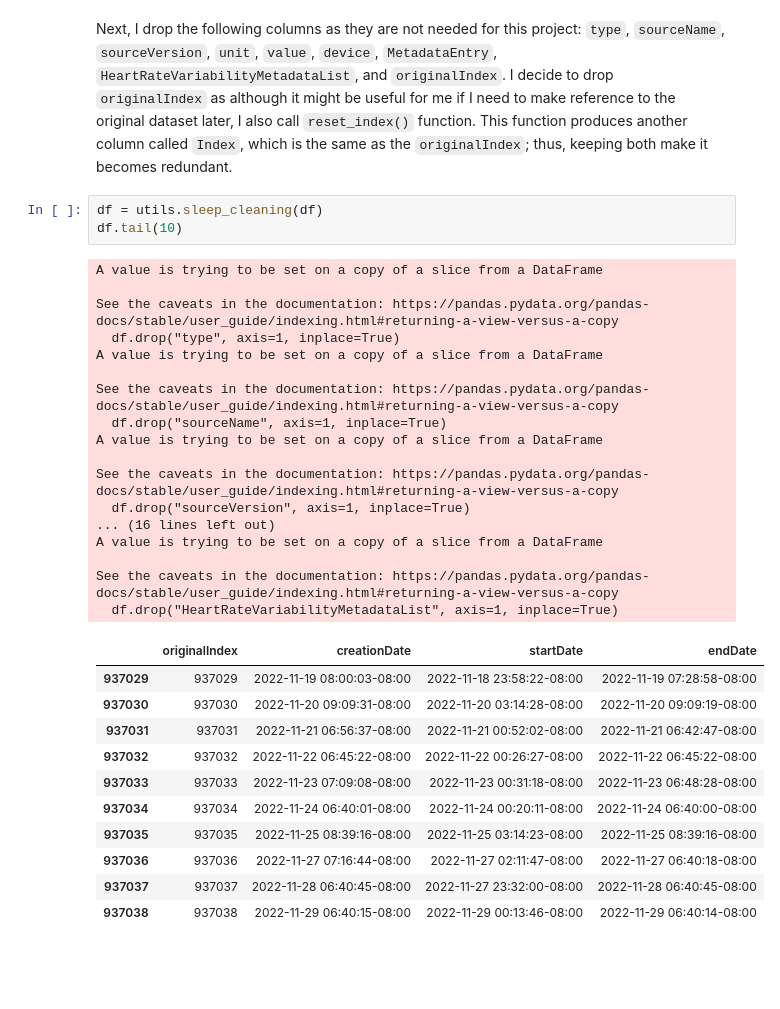
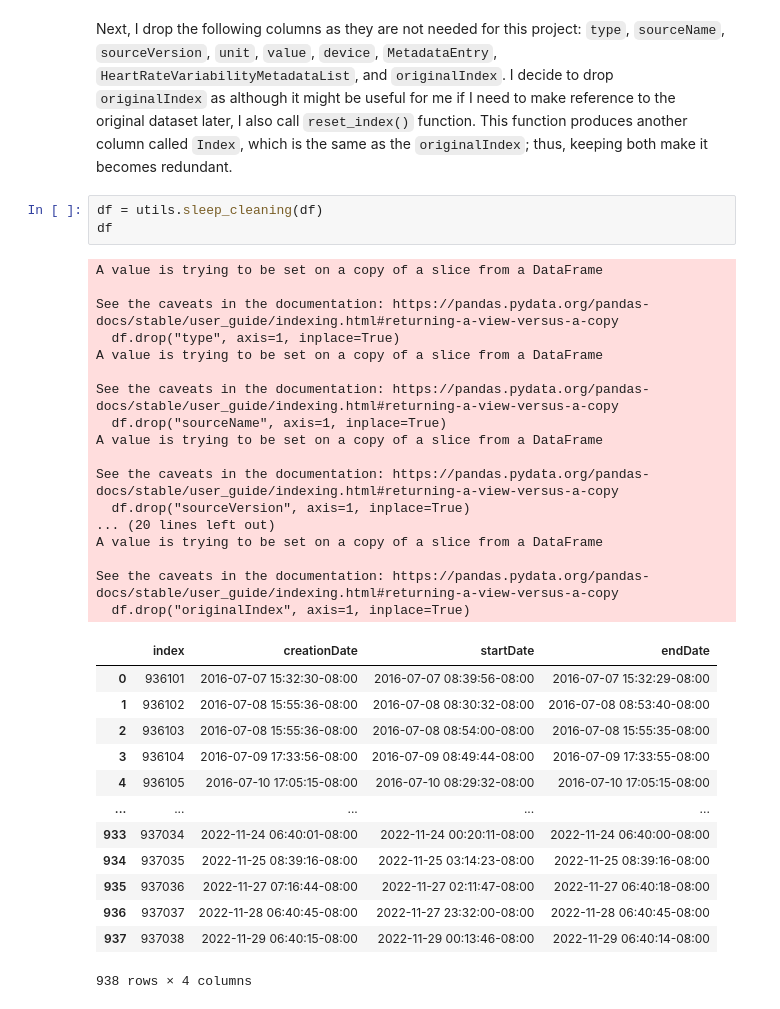
Before and after one commit to tonixsmm/FinalProject, a Jupyter notebook: ProjectNotebook.ipynb, the cells around one changed output. Cells and saved outputs as stored; diff of their text form; blank space fills up the shorter version.

```diff
--- a/ProjectNotebook.ipynb
+++ b/ProjectNotebook.ipynb
@@ -106,33 +106,35 @@ df.tail(10)
 Next, I drop the following columns as they are not needed for this project: `type`, `sourceName`, `sourceVersion`, `unit`, `value`, `device`, `MetadataEntry`, `HeartRateVariabilityMetadataList`, and `originalIndex`. I decide to drop `originalIndex` as although it might be useful for me if I need to make reference to the original dataset later, I also call `reset_index()` function. This function produces another column called `Index`, which is the same as the `originalIndex`; thus, keeping both make it becomes redundant.
 # %%
 df = utils.sleep_cleaning(df)
-df.tail(10)
+df
 # %% [output]
 A value is trying to be set on a copy of a slice from a DataFrame
 
 See the caveats in the documentation: https://pandas.pydata.org/pandas-docs/stable/user_guide/indexing.html#returning-a-view-versus-a-copy
   df.drop("type", axis=1, inplace=True)
 A value is trying to be set on a copy of a slice from a DataFrame
 
 See the caveats in the documentation: https://pandas.pydata.org/pandas-docs/stable/user_guide/indexing.html#returning-a-view-versus-a-copy
   df.drop("sourceName", axis=1, inplace=True)
 A value is trying to be set on a copy of a slice from a DataFrame
 
 See the caveats in the documentation: https://pandas.pydata.org/pandas-docs/stable/user_guide/indexing.html#returning-a-view-versus-a-copy
   df.drop("sourceVersion", axis=1, inplace=True)
-... (16 lines left out)
+... (20 lines left out)
 A value is trying to be set on a copy of a slice from a DataFrame
 
 See the caveats in the documentation: https://pandas.pydata.org/pandas-docs/stable/user_guide/indexing.html#returning-a-view-versus-a-copy
-  df.drop("HeartRateVariabilityMetadataList", axis=1, inplace=True)
+  df.drop("originalIndex", axis=1, inplace=True)
-|  | originalIndex | creationDate | startDate | endDate |
-| 937029 | 937029 | 2022-11-19 08:00:03-08:00 | 2022-11-18 23:58:22-08:00 | 2022-11-19 07:28:58-08:00 |
-| 937030 | 937030 | 2022-11-20 09:09:31-08:00 | 2022-11-20 03:14:28-08:00 | 2022-11-20 09:09:19-08:00 |
-| 937031 | 937031 | 2022-11-21 06:56:37-08:00 | 2022-11-21 00:52:02-08:00 | 2022-11-21 06:42:47-08:00 |
-| 937032 | 937032 | 2022-11-22 06:45:22-08:00 | 2022-11-22 00:26:27-08:00 | 2022-11-22 06:45:22-08:00 |
-| 937033 | 937033 | 2022-11-23 07:09:08-08:00 | 2022-11-23 00:31:18-08:00 | 2022-11-23 06:48:28-08:00 |
-| 937034 | 937034 | 2022-11-24 06:40:01-08:00 | 2022-11-24 00:20:11-08:00 | 2022-11-24 06:40:00-08:00 |
-| 937035 | 937035 | 2022-11-25 08:39:16-08:00 | 2022-11-25 03:14:23-08:00 | 2022-11-25 08:39:16-08:00 |
-| 937036 | 937036 | 2022-11-27 07:16:44-08:00 | 2022-11-27 02:11:47-08:00 | 2022-11-27 06:40:18-08:00 |
-| 937037 | 937037 | 2022-11-28 06:40:45-08:00 | 2022-11-27 23:32:00-08:00 | 2022-11-28 06:40:45-08:00 |
-| 937038 | 937038 | 2022-11-29 06:40:15-08:00 | 2022-11-29 00:13:46-08:00 | 2022-11-29 06:40:14-08:00 |
+|  | index | creationDate | startDate | endDate |
+| 0 | 936101 | 2016-07-07 15:32:30-08:00 | 2016-07-07 08:39:56-08:00 | 2016-07-07 15:32:29-08:00 |
+| 1 | 936102 | 2016-07-08 15:55:36-08:00 | 2016-07-08 08:30:32-08:00 | 2016-07-08 08:53:40-08:00 |
+| 2 | 936103 | 2016-07-08 15:55:36-08:00 | 2016-07-08 08:54:00-08:00 | 2016-07-08 15:55:35-08:00 |
+| 3 | 936104 | 2016-07-09 17:33:56-08:00 | 2016-07-09 08:49:44-08:00 | 2016-07-09 17:33:55-08:00 |
+| 4 | 936105 | 2016-07-10 17:05:15-08:00 | 2016-07-10 08:29:32-08:00 | 2016-07-10 17:05:15-08:00 |
+| ... | ... | ... | ... | ... |
+| 933 | 937034 | 2022-11-24 06:40:01-08:00 | 2022-11-24 00:20:11-08:00 | 2022-11-24 06:40:00-08:00 |
+| 934 | 937035 | 2022-11-25 08:39:16-08:00 | 2022-11-25 03:14:23-08:00 | 2022-11-25 08:39:16-08:00 |
+| 935 | 937036 | 2022-11-27 07:16:44-08:00 | 2022-11-27 02:11:47-08:00 | 2022-11-27 06:40:18-08:00 |
+| 936 | 937037 | 2022-11-28 06:40:45-08:00 | 2022-11-27 23:32:00-08:00 | 2022-11-28 06:40:45-08:00 |
+| 937 | 937038 | 2022-11-29 06:40:15-08:00 | 2022-11-29 00:13:46-08:00 | 2022-11-29 06:40:14-08:00 |
+938 rows × 4 columns
```
Also changed, not shown: parts of 8 cells of this notebook, 1 other file.
